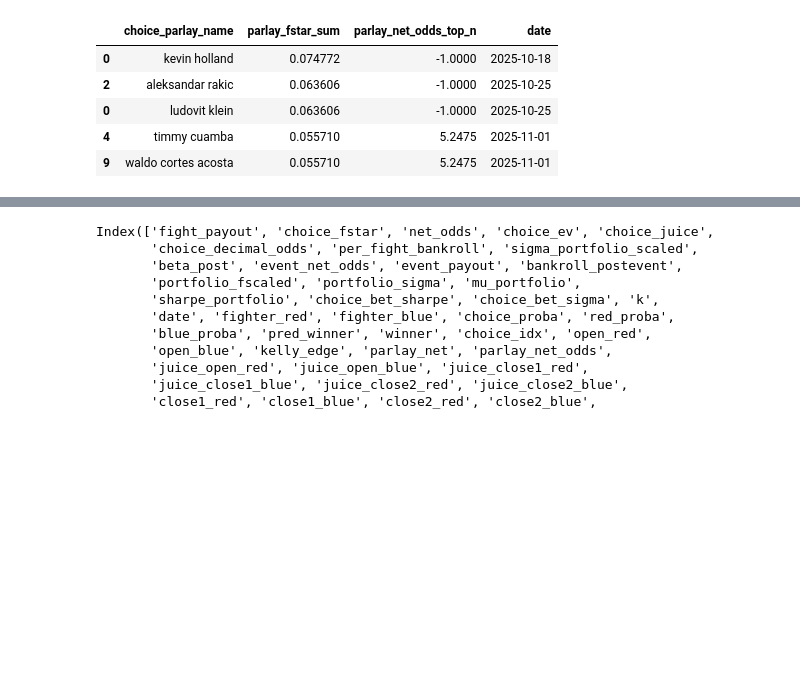
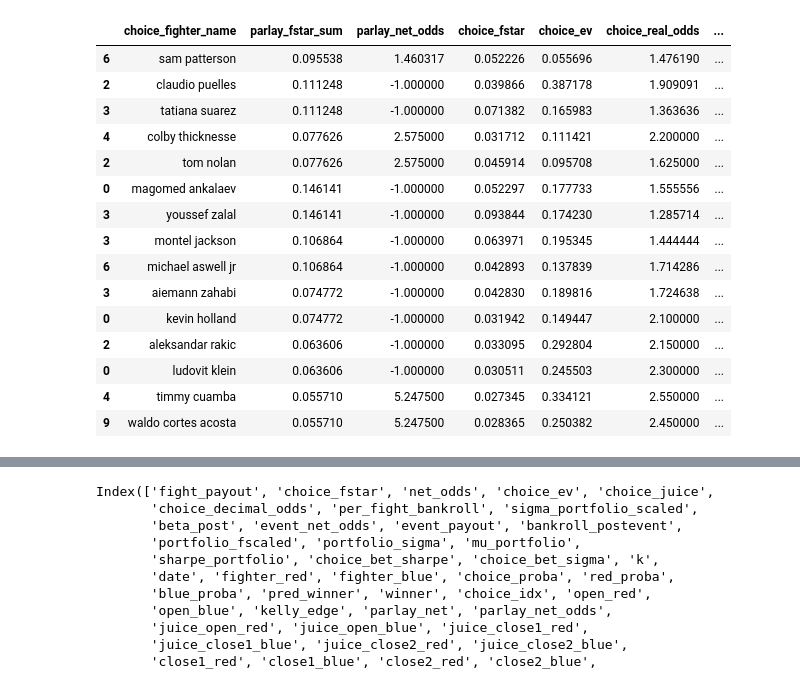
Before and after one commit to jcmarkowicz/sports_betting, a Jupyter notebook: winnigs_calcs/betting_sim.ipynb, the cells around one changed output, grey strips where cells are left out. Cells and saved outputs as stored; diff of their text form; code cells hidden in the pictures; blank space fills up the shorter version.

```diff
--- a/winnigs_calcs/betting_sim.ipynb
+++ b/winnigs_calcs/betting_sim.ipynb
@@ -268,6 +268,9 @@ def parlay_top_ev(data, bankroll, top_n=2):
 
     df_top_n = data.sort_values(by='choice_ev', ascending=False).iloc[:top_n]
 
+    if df_top_n.shape[0] > 2:
+        print(df_top_n)
+
     parlay_win = True
     parlay_kelly = df_top_n['choice_fstar'].values.sum()
     net_odds = np.prod(df_top_n['choice_real_odds'])-1
@@ -284,12 +287,14 @@ def parlay_top_ev(data, bankroll, top_n=2):
         net_odds = -1
 
     df_top_n['choice_parlay_name'] = np.where(df_top_n['pred_winner']==1, df_top_n['fighter_red'], df_top_n['fighter_blue'])
+    df_top_n['choice_fighter_name'] = df_top_n['choice_parlay_name']
     df_top_n['parlay_fstar_sum'] = np.ones(len(df_top_n)) * parlay_kelly
     df_top_n['parlay_net_odds_top_n'] = np.ones(len(df_top_n)) * net_odds
-
-    df_top_n = df_top_n[['choice_parlay_name', 'parlay_fstar_sum', 'parlay_net_odds_top_n', 'date']]
+    df_top_n['parlay_net_odds'] = df_top_n['parlay_net_odds_top_n']
+    df_top_n = df_top_n[['choice_fighter_name', 'parlay_fstar_sum', 'parlay_net_odds', 'choice_fstar', 'choice_ev', 'choice_real_odds', 'date']]
 
     return profit, net_odds, df_top_n
+
 
 def kelly_fraction(p, b):
     """Return Kelly fraction for given probability p and decimal odds b+1."""
@@ -1029,7 +1048,7 @@ df_kelly, df_parlay = simulate_kelly(
     fair_decimal_cols=fair_decimal_odds,
     real_decimal_cols=real_decimal_odds,
     pred_winner_col='pred_winner',
-    date_col='Date',
+    date_col='date',
     init_bankroll=5000,
     bankroll_floor=100,
     portfolio_scaling=False,
@@ -1046,4 +1065,6 @@ df_kelly, df_parlay = simulate_kelly(
 plot_event_win_pcts(df_kelly)
 plot_event_odds_stats(df_kelly)
 df_kelly.to_csv(r'C:\Users\jcmar\my_files\SportsBetting\data\results_data\kelly1.csv')
+df_kelly.to_csv(r'C:\Users\jcmar\my_files\SportsBetting\streamlit\data\kelly1.csv')
+df_parlay.to_csv(r'C:\Users\jcmar\my_files\SportsBetting\streamlit\data\parlay_open.csv')
 # %% [output]
@@ -1089,12 +1097,22 @@ Passing `palette` without assigning `hue` is deprecated and will be removed in v
 # %%
-df_parlay.tail(5)
+df_parlay.tail(15)
 # %% [output]
-|  | choice_parlay_name | parlay_fstar_sum | parlay_net_odds_top_n | date |
-| 0 | kevin holland | 0.074772 | -1.0000 | 2025-10-18 |
-| 2 | aleksandar rakic | 0.063606 | -1.0000 | 2025-10-25 |
-| 0 | ludovit klein | 0.063606 | -1.0000 | 2025-10-25 |
-| 4 | timmy cuamba | 0.055710 | 5.2475 | 2025-11-01 |
-| 9 | waldo cortes acosta | 0.055710 | 5.2475 | 2025-11-01 |
+|  | choice_fighter_name | parlay_fstar_sum | parlay_net_odds | choice_fstar | choice_ev | choice_real_odds | ... |
+| 6 | sam patterson | 0.095538 | 1.460317 | 0.052226 | 0.055696 | 1.476190 | ... |
+| 2 | claudio puelles | 0.111248 | -1.000000 | 0.039866 | 0.387178 | 1.909091 | ... |
+| 3 | tatiana suarez | 0.111248 | -1.000000 | 0.071382 | 0.165983 | 1.363636 | ... |
+| 4 | colby thicknesse | 0.077626 | 2.575000 | 0.031712 | 0.111421 | 2.200000 | ... |
+| 2 | tom nolan | 0.077626 | 2.575000 | 0.045914 | 0.095708 | 1.625000 | ... |
+| 0 | magomed ankalaev | 0.146141 | -1.000000 | 0.052297 | 0.177733 | 1.555556 | ... |
+| 3 | youssef zalal | 0.146141 | -1.000000 | 0.093844 | 0.174230 | 1.285714 | ... |
+| 3 | montel jackson | 0.106864 | -1.000000 | 0.063971 | 0.195345 | 1.444444 | ... |
+| 6 | michael aswell jr | 0.106864 | -1.000000 | 0.042893 | 0.137839 | 1.714286 | ... |
+| 3 | aiemann zahabi | 0.074772 | -1.000000 | 0.042830 | 0.189816 | 1.724638 | ... |
+| 0 | kevin holland | 0.074772 | -1.000000 | 0.031942 | 0.149447 | 2.100000 | ... |
+| 2 | aleksandar rakic | 0.063606 | -1.000000 | 0.033095 | 0.292804 | 2.150000 | ... |
+| 0 | ludovit klein | 0.063606 | -1.000000 | 0.030511 | 0.245503 | 2.300000 | ... |
+| 4 | timmy cuamba | 0.055710 | 5.247500 | 0.027345 | 0.334121 | 2.550000 | ... |
+| 9 | waldo cortes acosta | 0.055710 | 5.247500 | 0.028365 | 0.250382 | 2.450000 | ... |
 # %%
 def plot_mean_feature_histograms(df, mean_cols, date_col='date', win_mask_col='event_net_odds'):
     """
```
Also changed, not shown: parts of 9 cells of this notebook, 13 other files.
